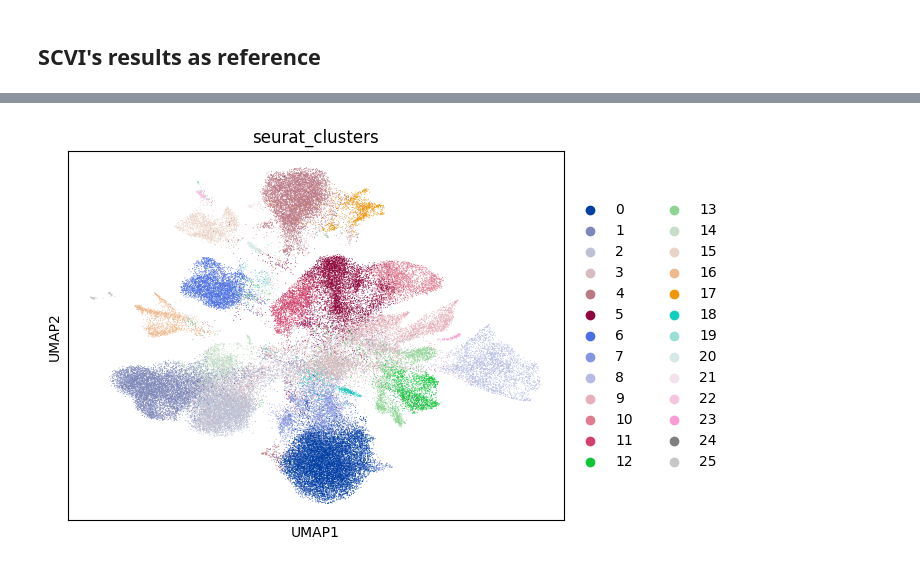
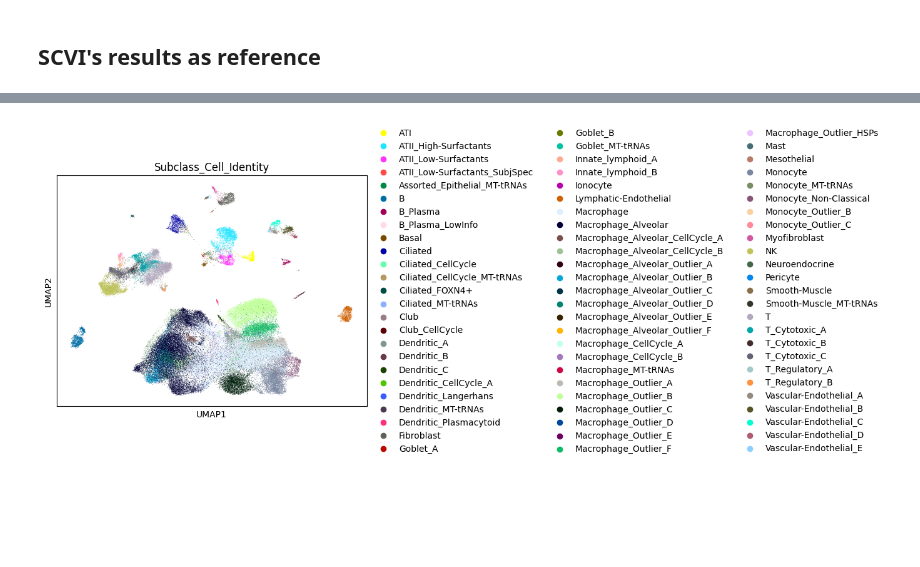
Before and after one commit to Irisapo/yyyyvae, a Jupyter notebook: script/VAE_snRNAseq_latent1280.ipynb, the cells around one changed output, grey strips where cells are left out. Cells and saved outputs as stored; diff of their text form; code cells hidden in the pictures; blank space fills up the shorter version.

```diff
--- a/script/VAE_snRNAseq_latent1280.ipynb
+++ b/script/VAE_snRNAseq_latent1280.ipynb
@@ -655,4 +660,4 @@ sc.tl.umap(train_data)
 # %%
-sc.pl.umap(train_data, color=['seurat_clusters'] )
+sc.pl.umap(healthy_human_lung, color=['Subclass_Cell_Identity'] )
 # %% [output]
-[figure, old version]
+[figure, new version]
```
Also changed, not shown: parts of 25 cells of this notebook.
